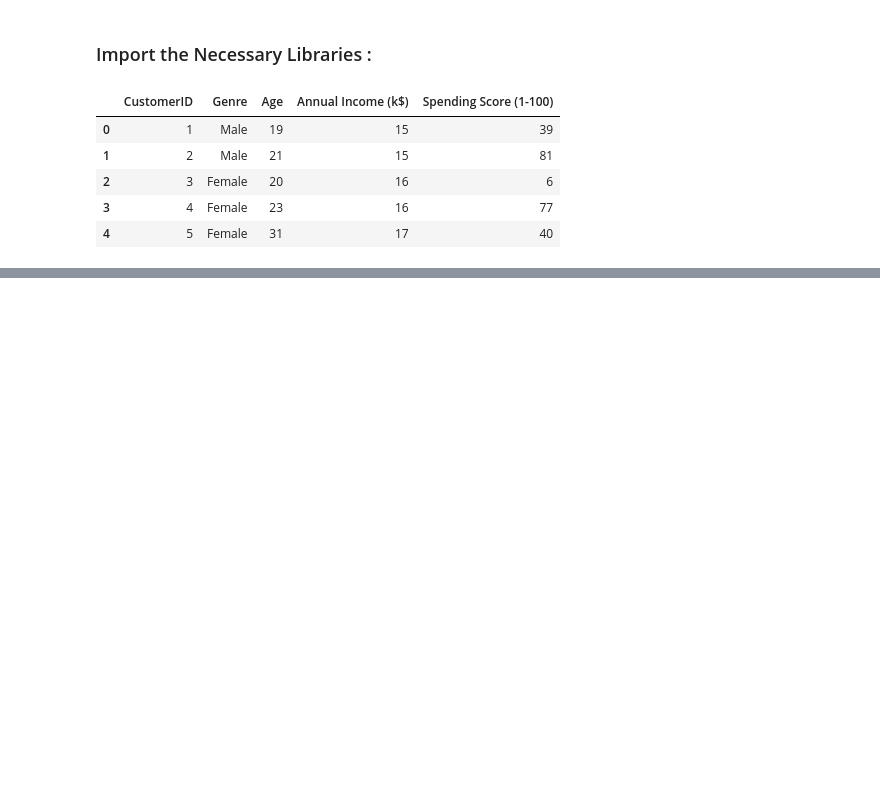
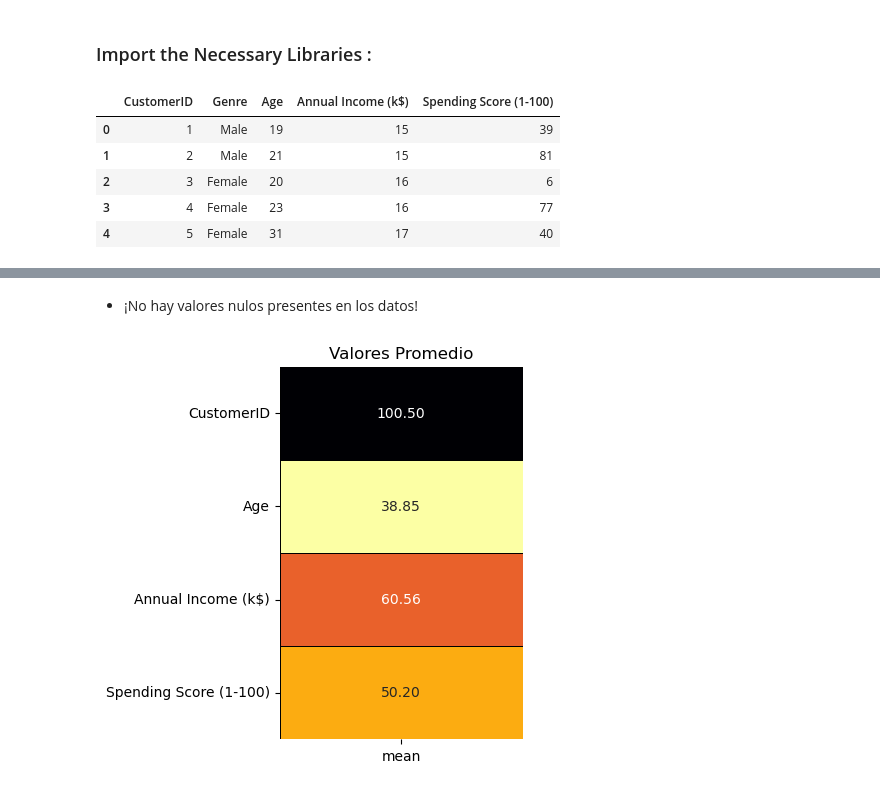
Before and after one commit to DevFntxy/ECBD_9A_IDGS_PRACTICAS_230892, a Jupyter notebook: Practica09/Practica09.ipynb, the cells around one changed output, grey strips where cells are left out. Drawn from its saved outputs; the diff is of its cells as text; code cells hidden in the pictures; blank space fills up the shorter version.

```diff
--- a/Practica09/Practica09.ipynb
+++ b/Practica09/Practica09.ipynb
@@ -59,0 +91,21 @@ data.head()
+# %% [markdown]
+- ¡No hay valores nulos presentes en los datos!
+# %%
+fig, ax = plt.subplots(nrows=1, ncols=1, figsize=(5, 5))
+
+plt.subplot(1, 1, 1)
+sns.heatmap(
+    data.describe().T[['mean']],
+    cmap='inferno_r',
+    annot=True,
+    fmt='.2f',
+    linecolor='black',
+    linewidths=0.4,
+    cbar=False
+)
+
+plt.title('Valores Promedio')
+
+fig.tight_layout(pad=3)
+# %% [output]
+[figure, added]
```
Also changed, not shown: parts of 15 cells of this notebook.
